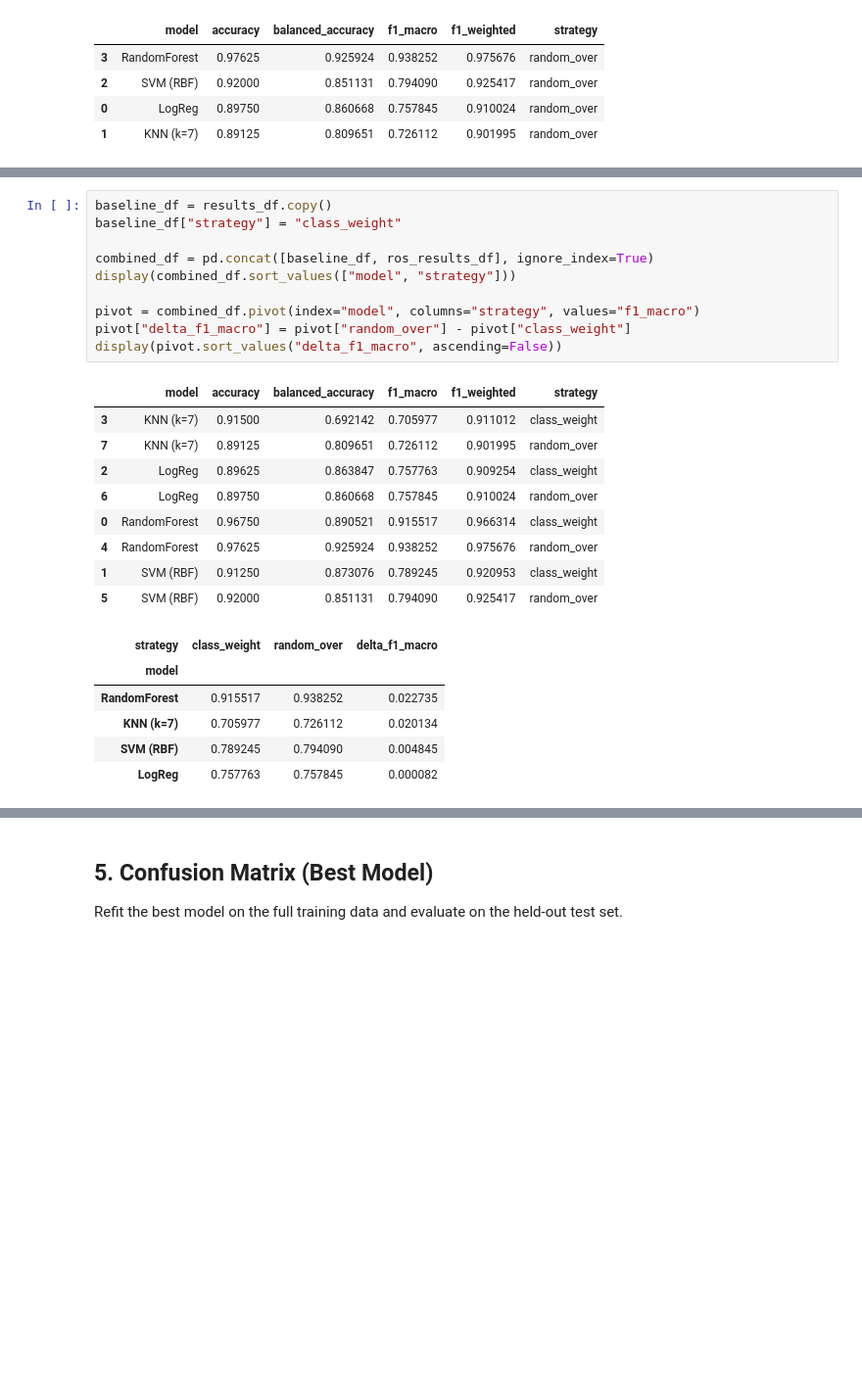
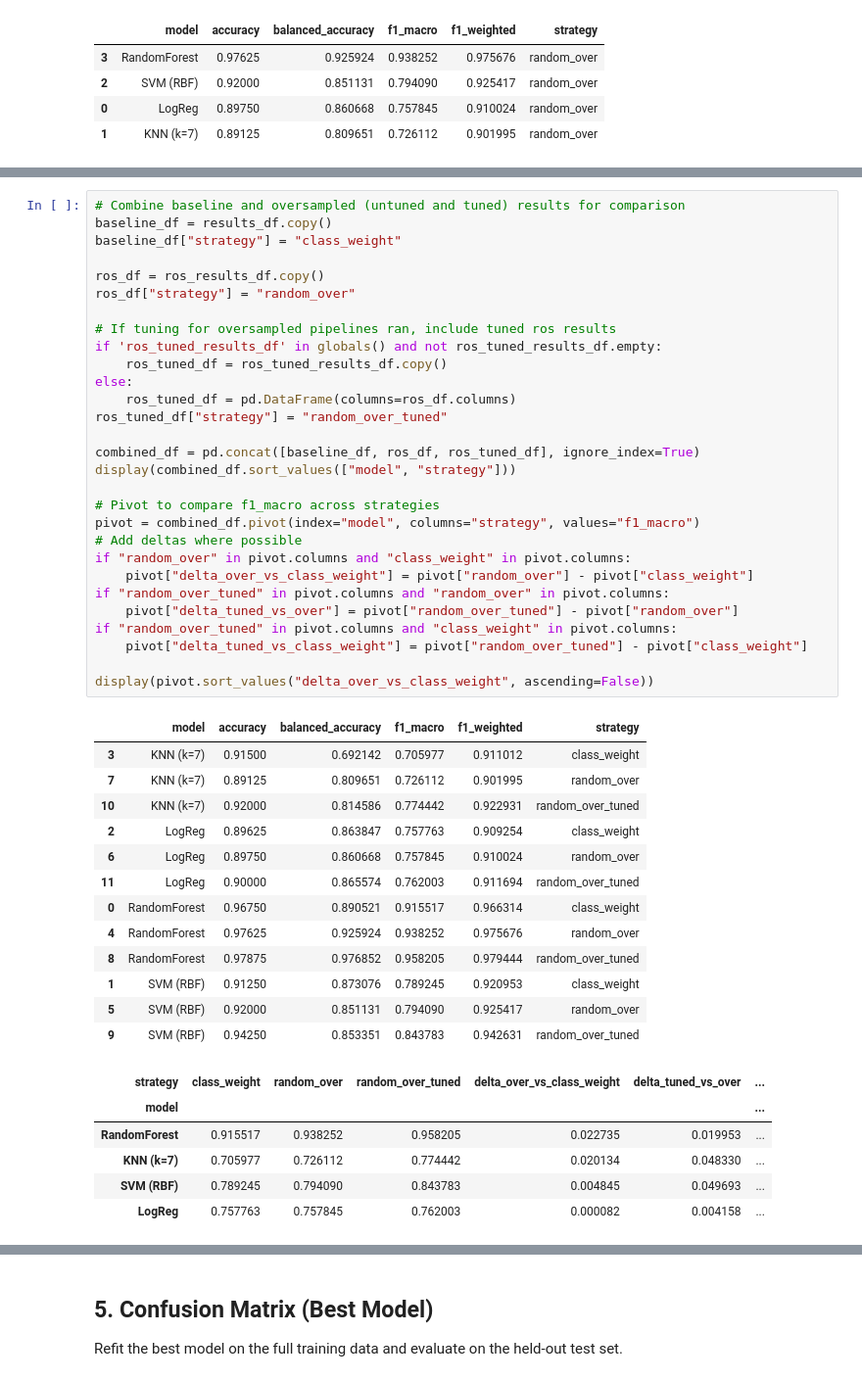
Before and after one commit to Abhay1Dhakl/diabetes-nyp-classification-clustering, a Jupyter notebook: notebooks/02_classification.ipynb, the cells around one changed output, grey strips where cells are left out. Shown at 98% size. Cells and saved outputs as stored; diff of their text form; blank space fills up the shorter version.

Commit message:
added hyperparameter in oversampled model

```diff
--- a/notebooks/02_classification.ipynb
+++ b/notebooks/02_classification.ipynb
@@ -457,28 +562,51 @@ We compare each model trained with class weights vs the same model trained with
 The `delta_f1_macro` column is the most important: positive values mean oversampling helped minority
 performance; negative values mean class weights worked better.
 # %%
+# Combine baseline and oversampled (untuned and tuned) results for comparison
 baseline_df = results_df.copy()
 baseline_df["strategy"] = "class_weight"
 
-combined_df = pd.concat([baseline_df, ros_results_df], ignore_index=True)
+ros_df = ros_results_df.copy()
+ros_df["strategy"] = "random_over"
+
+# If tuning for oversampled pipelines ran, include tuned ros results
+if 'ros_tuned_results_df' in globals() and not ros_tuned_results_df.empty:
+    ros_tuned_df = ros_tuned_results_df.copy()
+else:
+    ros_tuned_df = pd.DataFrame(columns=ros_df.columns)
+ros_tuned_df["strategy"] = "random_over_tuned"
+
+combined_df = pd.concat([baseline_df, ros_df, ros_tuned_df], ignore_index=True)
 display(combined_df.sort_values(["model", "strategy"]))
 
+# Pivot to compare f1_macro across strategies
 pivot = combined_df.pivot(index="model", columns="strategy", values="f1_macro")
-pivot["delta_f1_macro"] = pivot["random_over"] - pivot["class_weight"]
-display(pivot.sort_values("delta_f1_macro", ascending=False))
+# Add deltas where possible
+if "random_over" in pivot.columns and "class_weight" in pivot.columns:
+    pivot["delta_over_vs_class_weight"] = pivot["random_over"] - pivot["class_weight"]
+if "random_over_tuned" in pivot.columns and "random_over" in pivot.columns:
+    pivot["delta_tuned_vs_over"] = pivot["random_over_tuned"] - pivot["random_over"]
+if "random_over_tuned" in pivot.columns and "class_weight" in pivot.columns:
+    pivot["delta_tuned_vs_class_weight"] = pivot["random_over_tuned"] - pivot["class_weight"]
+
+display(pivot.sort_values("delta_over_vs_class_weight", ascending=False))
 # %% [output]
 |  | model | accuracy | balanced_accuracy | f1_macro | f1_weighted | strategy |
 | 3 | KNN (k=7) | 0.91500 | 0.692142 | 0.705977 | 0.911012 | class_weight |
 | 7 | KNN (k=7) | 0.89125 | 0.809651 | 0.726112 | 0.901995 | random_over |
+| 10 | KNN (k=7) | 0.92000 | 0.814586 | 0.774442 | 0.922931 | random_over_tuned |
 | 2 | LogReg | 0.89625 | 0.863847 | 0.757763 | 0.909254 | class_weight |
 | 6 | LogReg | 0.89750 | 0.860668 | 0.757845 | 0.910024 | random_over |
+| 11 | LogReg | 0.90000 | 0.865574 | 0.762003 | 0.911694 | random_over_tuned |
 | 0 | RandomForest | 0.96750 | 0.890521 | 0.915517 | 0.966314 | class_weight |
 | 4 | RandomForest | 0.97625 | 0.925924 | 0.938252 | 0.975676 | random_over |
+| 8 | RandomForest | 0.97875 | 0.976852 | 0.958205 | 0.979444 | random_over_tuned |
 | 1 | SVM (RBF) | 0.91250 | 0.873076 | 0.789245 | 0.920953 | class_weight |
 | 5 | SVM (RBF) | 0.92000 | 0.851131 | 0.794090 | 0.925417 | random_over |
+| 9 | SVM (RBF) | 0.94250 | 0.853351 | 0.843783 | 0.942631 | random_over_tuned |
-| strategy | class_weight | random_over | delta_f1_macro |
-| model |  |  |  |
-| RandomForest | 0.915517 | 0.938252 | 0.022735 |
-| KNN (k=7) | 0.705977 | 0.726112 | 0.020134 |
-| SVM (RBF) | 0.789245 | 0.794090 | 0.004845 |
-| LogReg | 0.757763 | 0.757845 | 0.000082 |
+| strategy | class_weight | random_over | random_over_tuned | delta_over_vs_class_weight | delta_tuned_vs_over | ... |
+| model |  |  |  |  |  | ... |
+| RandomForest | 0.915517 | 0.938252 | 0.958205 | 0.022735 | 0.019953 | ... |
+| KNN (k=7) | 0.705977 | 0.726112 | 0.774442 | 0.020134 | 0.048330 | ... |
+| SVM (RBF) | 0.789245 | 0.794090 | 0.843783 | 0.004845 | 0.049693 | ... |
+| LogReg | 0.757763 | 0.757845 | 0.762003 | 0.000082 | 0.004158 | ... |
```
Also changed, not shown: parts of 7 cells of this notebook.
